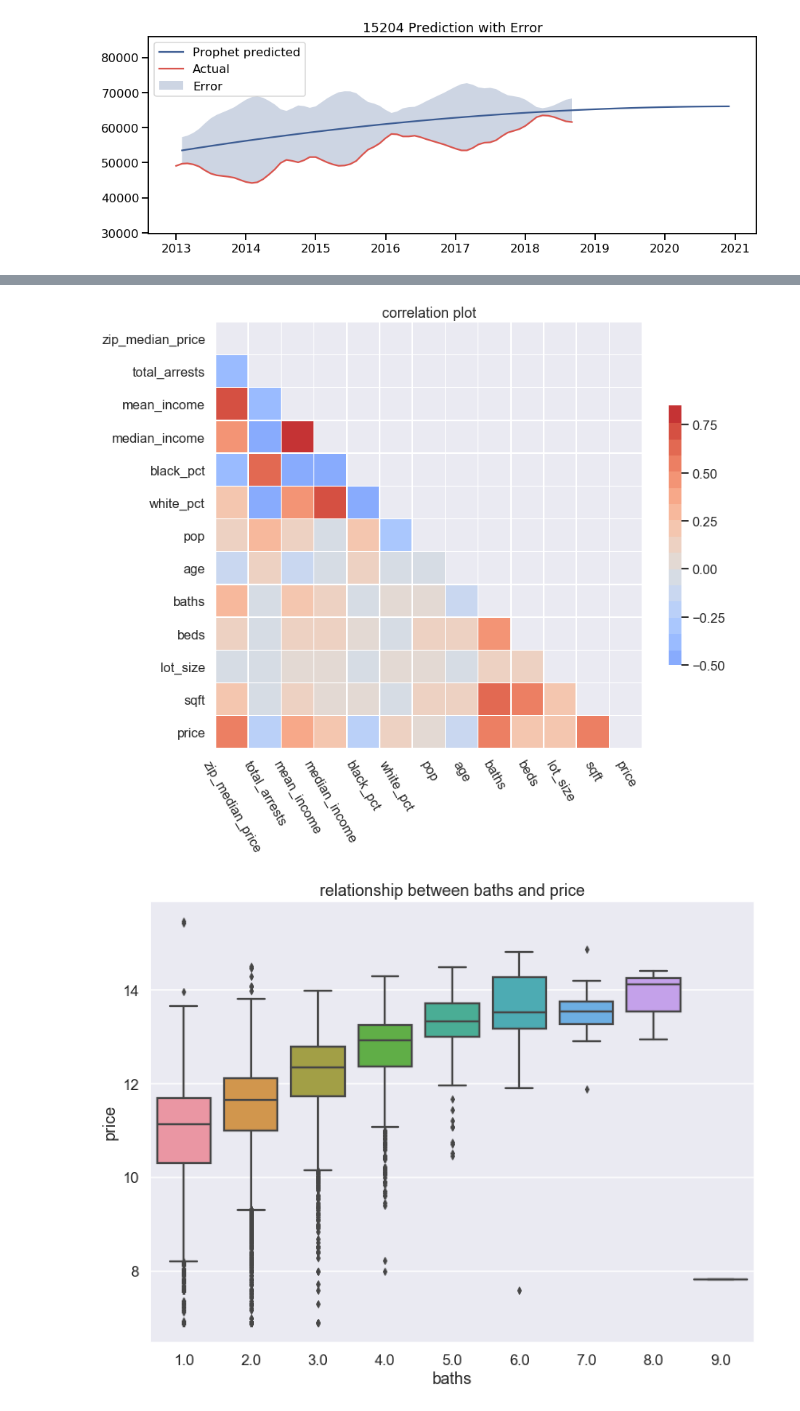
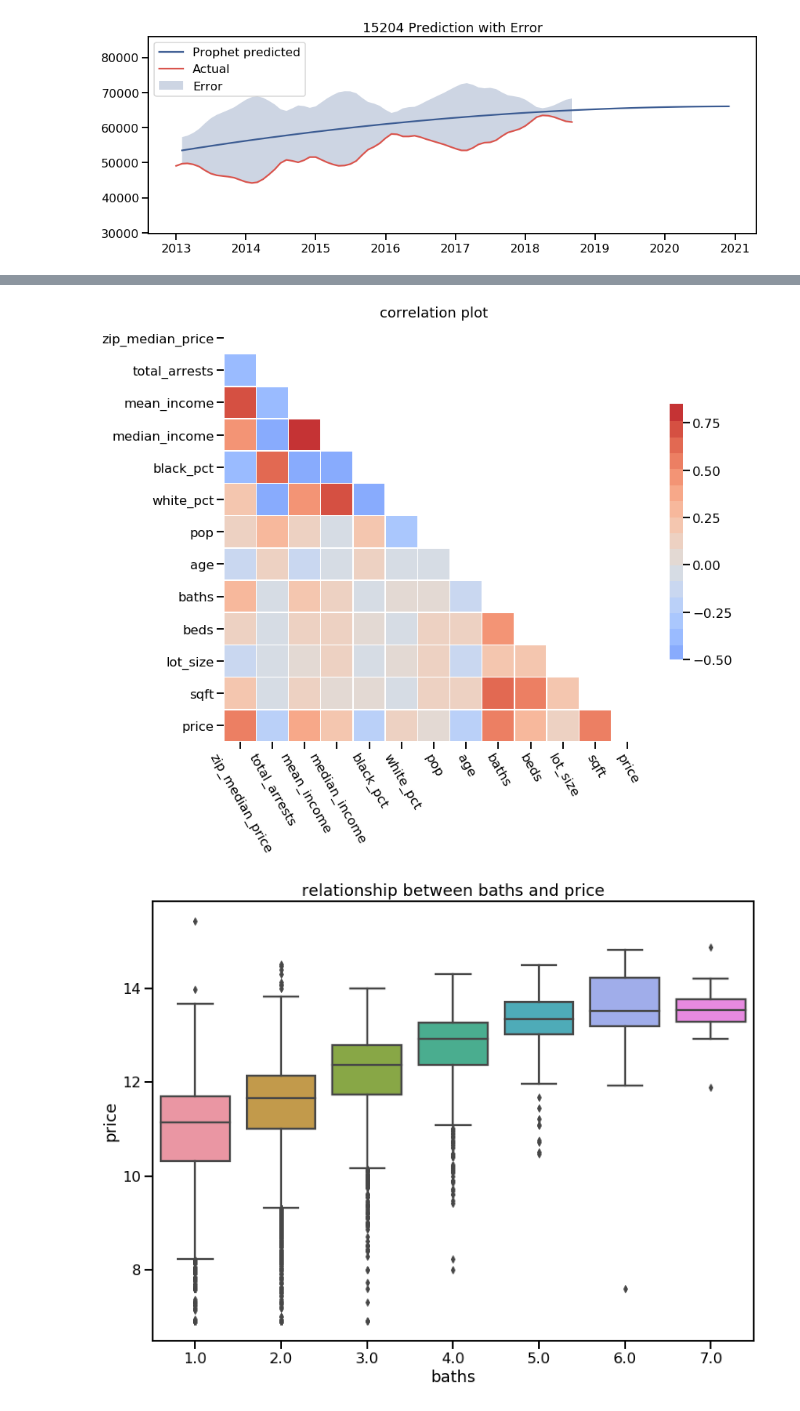
Before and after one commit to oxenfree/Pittsburgh-Real-Estate-Data-Analysis, a Jupyter notebook: main.ipynb, the cells around one changed output, grey strips where cells are left out. Saved outputs shown, nothing was run; the diff lists cells and outputs as text; code cells hidden in the pictures.

```diff
--- a/main.ipynb
+++ b/main.ipynb
@@ -492,6 +397,9 @@ display('All previous data', whole_enchilada.shape[0])
+# %%
+"""
+This one instead.
+"""
+final_set = pd.read_csv('data/final_set.csv')
 # %%
-final_set = todo_bueno.merge(whole_enchilada, on='parid', how='left')
-final_set.drop(['use_code', 'salecode'], axis=1, inplace=True)
 aggregate_attributes = ['zip_median_price', 'total_arrests', 'mean_income',
                         'median_income', 'black_pct', 'white_pct', 'pop']
 cat_attributes = ['street_address', 'neighborhood', 'zip_code', 'year_built']
@@ -499,4 +407,13 @@ ind_num_attributes = ['age', 'baths', 'beds', 'lot_size', 'sqft', 'price']
 all_num_attributes = aggregate_attributes + ind_num_attributes
 final_set[all_num_attributes] = final_set[all_num_attributes].astype('float')
 final_set.drop(final_set.loc[final_set.price == final_set.price.max()].index, inplace=True)
+final_set.drop(final_set.loc[final_set.sqft <= 300].index, inplace=True)
 final_set.drop_duplicates(inplace=True)
+way_out_age = final_set.loc[final_set.age == final_set.age.max()]
+way_out_age.age = 119
+way_out_age.year_built = '1900'
+final_set.loc[final_set.age == final_set.age.max()] = way_out_age
+final_set.drop(final_set.loc[final_set.baths == final_set.baths.max()].index, inplace=True)
+final_set.drop(final_set.loc[final_set.beds == final_set.beds.max()].index, inplace=True)
+final_set.drop(final_set.loc[final_set.sqft == final_set.sqft.max()].index, inplace=True)
+final_set.drop(final_set.loc[final_set.street_address.str.contains('5321 5TH AVE')].index, inplace=True)
@@ -590,6 +457,6 @@ Name: income_cat, dtype: float64
 # %%
-corr_matrix = housing[all_num_attributes].corr()
-display(corr_matrix['zip_median_price'].sort_values(ascending=False))
+corr_matrix = final_set[all_num_attributes].corr()
+display(corr_matrix['price'].sort_values(ascending=False))
 mask = np.zeros_like(corr_matrix, dtype=np.bool)
 mask[np.triu_indices_from(mask)] = True
 cmap = sns.color_palette('coolwarm', 20)
@@ -601,7 +468,7 @@ plt.yticks(rotation=0)
 plt.title('correlation plot')
 plt.show()
 plt.figure(figsize=(12, 9))
-sns.boxplot(x=housing.baths, y=np.log(housing.price))
+sns.boxplot(x=final_set.baths, y=np.log(final_set.price))
 plt.yticks(rotation=0)
 plt.title('relationship between baths and price')
 plt.show()
@@ -623,2 +490,2 @@ Name: zip_median_price, dtype: float64
-[figure, old version]
+[figure, new version]
-[figure, old version]
+[figure, new version]
```
Also changed, not shown: parts of 24 cells of this notebook, 1 other file.
